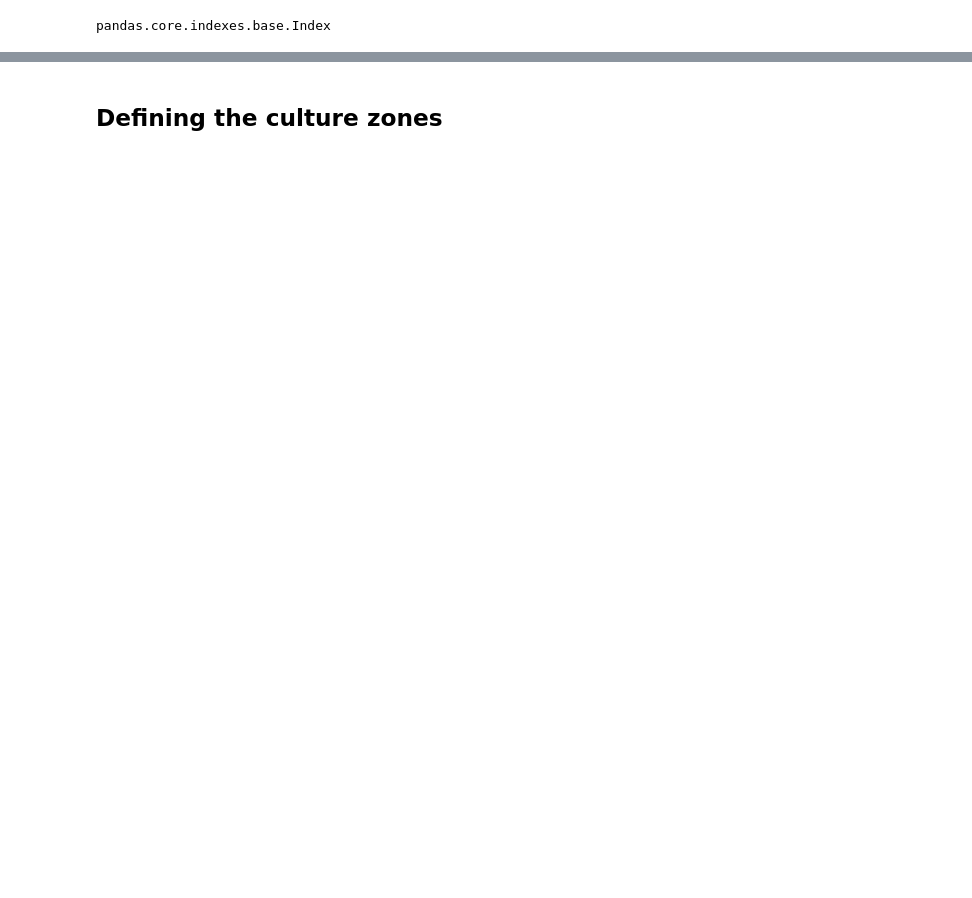
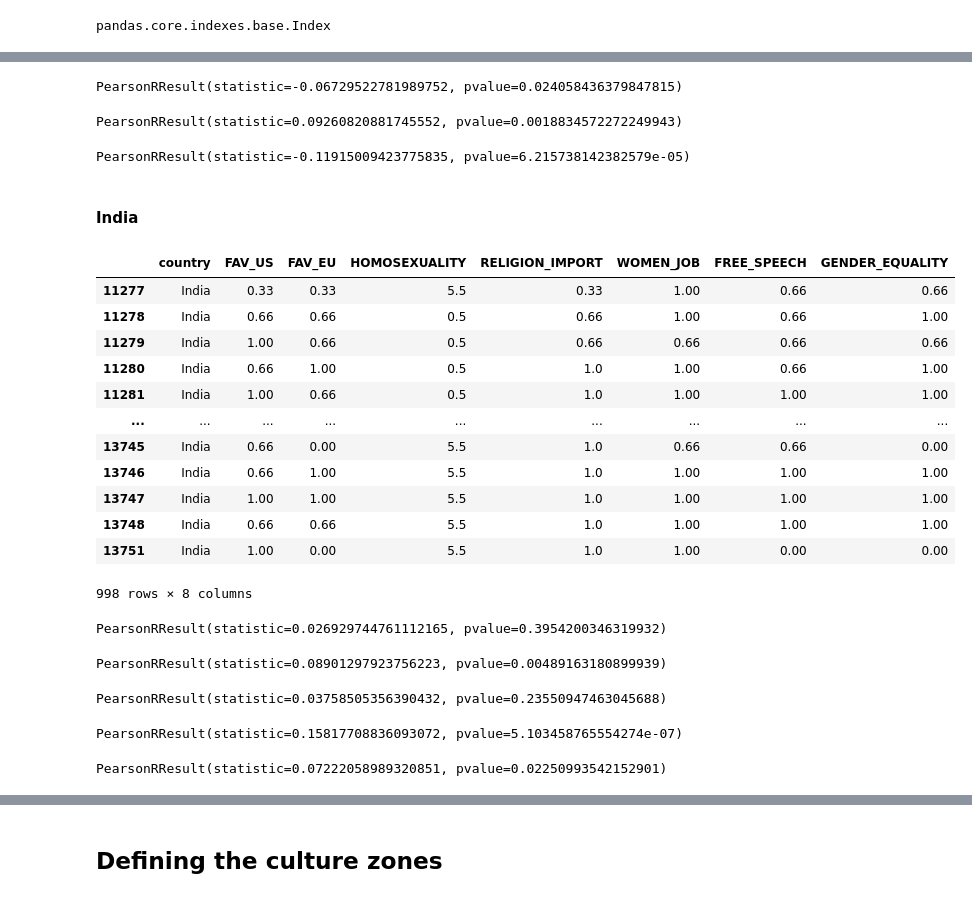
Before and after one commit to JohnH99/the-political-spectrum-in-crosscultural-perspective, a Jupyter notebook: data_analysis_cross_cultural_political_spectrum.ipynb, the cells around one changed output, grey strips where cells are left out. Saved outputs shown, nothing was run; the diff lists cells and outputs as text; code cells hidden in the pictures; blank space fills up the shorter version.

```diff
--- a/data_analysis_cross_cultural_political_spectrum.ipynb
+++ b/data_analysis_cross_cultural_political_spectrum.ipynb
@@ -166,0 +197,52 @@ SEX, AGE, #age and gender
+# %%
+pearsonr(united_states.RELIGION_IMPORT, united_states.FREE_SPEECH)
+# %% [output]
+PearsonRResult(statistic=-0.06729522781989752, pvalue=0.024058436379847815)
+# %%
+pearsonr(united_states.GENDER_EQUALITY, united_states.FREE_SPEECH)
+# %% [output]
+PearsonRResult(statistic=0.09260820881745552, pvalue=0.0018834572272249943)
+# %%
+pearsonr(united_states.RELIGION_IMPORT, united_states.GENDER_EQUALITY)
+# %% [output]
+PearsonRResult(statistic=-0.11915009423775835, pvalue=6.215738142382579e-05)
+# %% [markdown]
+#### India
+# %%
+india = US_image_accept_homosexuality_clean.loc[US_image_accept_homosexuality_clean['country'].isin(['India'])]
+# %%
+india
+# %% [output]
+|  | country | FAV_US | FAV_EU | HOMOSEXUALITY | RELIGION_IMPORT | WOMEN_JOB | FREE_SPEECH | GENDER_EQUALITY |
+| 11277 | India | 0.33 | 0.33 | 5.5 | 0.33 | 1.00 | 0.66 | 0.66 |
+| 11278 | India | 0.66 | 0.66 | 0.5 | 0.66 | 1.00 | 0.66 | 1.00 |
+| 11279 | India | 1.00 | 0.66 | 0.5 | 0.66 | 0.66 | 0.66 | 0.66 |
+| 11280 | India | 0.66 | 1.00 | 0.5 | 1.0 | 1.00 | 0.66 | 1.00 |
+| 11281 | India | 1.00 | 0.66 | 0.5 | 1.0 | 1.00 | 1.00 | 1.00 |
+| ... | ... | ... | ... | ... | ... | ... | ... | ... |
+| 13745 | India | 0.66 | 0.00 | 5.5 | 1.0 | 0.66 | 0.66 | 0.00 |
+| 13746 | India | 0.66 | 1.00 | 5.5 | 1.0 | 1.00 | 1.00 | 1.00 |
+| 13747 | India | 1.00 | 1.00 | 5.5 | 1.0 | 1.00 | 1.00 | 1.00 |
+| 13748 | India | 0.66 | 0.66 | 5.5 | 1.0 | 1.00 | 1.00 | 1.00 |
+| 13751 | India | 1.00 | 0.00 | 5.5 | 1.0 | 1.00 | 0.00 | 0.00 |
+998 rows × 8 columns
+# %%
+pearsonr(india.FAV_US, india.HOMOSEXUALITY)
+# %% [output]
+PearsonRResult(statistic=0.026929744761112165, pvalue=0.3954200346319932)
+# %%
+pearsonr(india.FAV_EU, india.HOMOSEXUALITY)
+# %% [output]
+PearsonRResult(statistic=0.08901297923756223, pvalue=0.00489163180899939)
+# %%
+pearsonr(india.FAV_EU, india.RELIGION_IMPORT)
+# %% [output]
+PearsonRResult(statistic=0.03758505356390432, pvalue=0.23550947463045688)
+# %%
+pearsonr(india.FAV_US, india.RELIGION_IMPORT)
+# %% [output]
+PearsonRResult(statistic=0.15817708836093072, pvalue=5.103458765554274e-07)
+# %%
+pearsonr(india.FAV_US, india.WOMEN_JOB)
+# %% [output]
+PearsonRResult(statistic=0.07222058989320851, pvalue=0.02250993542152901)
```
Also changed, not shown: parts of 175 cells of this notebook.
